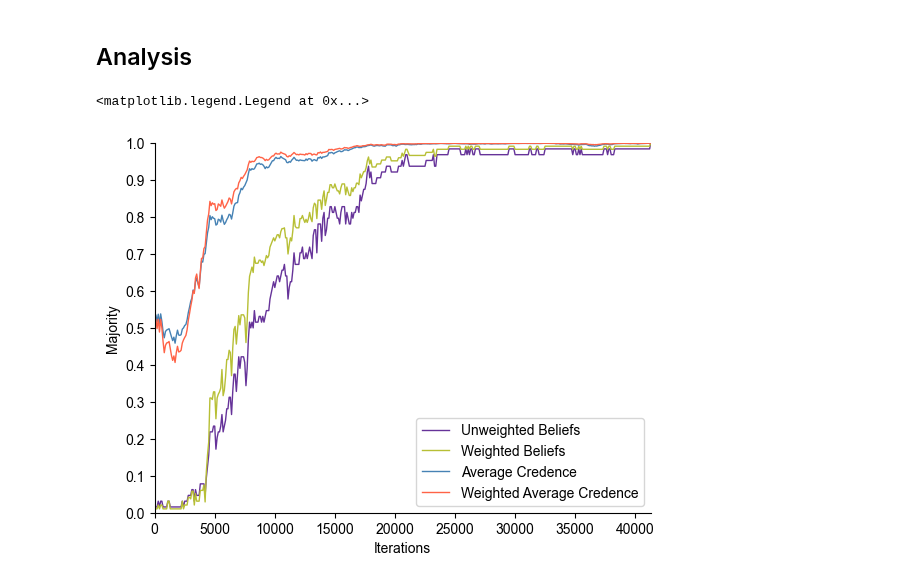
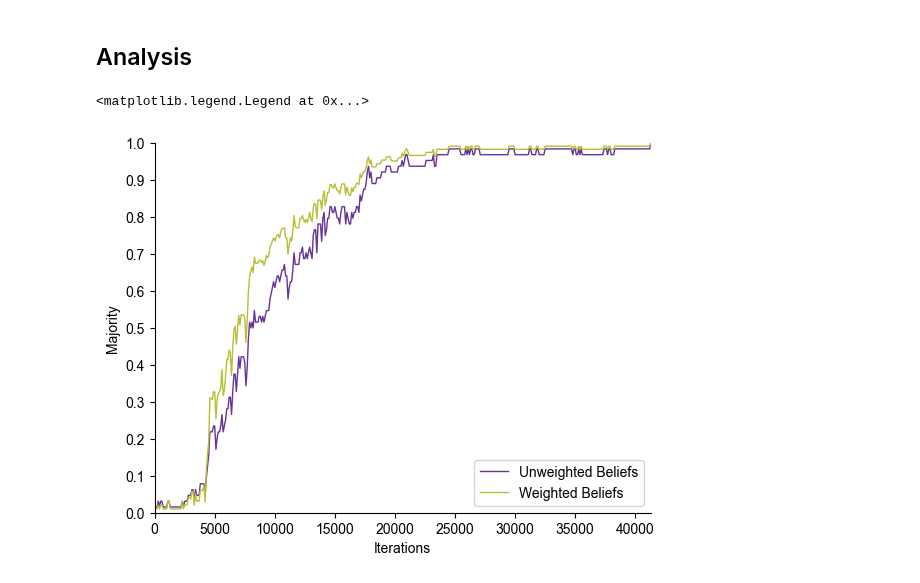
Before and after one commit to alexandroskoliousis/polygraphs, a Jupyter notebook: examples/group-beliefs.ipynb, the cells around one changed output. Saved outputs shown, nothing was run; the diff lists cells and outputs as text; code cells hidden in the pictures.

Commit message:
Split majority and credence charts

```diff
--- a/examples/group-beliefs.ipynb
+++ b/examples/group-beliefs.ipynb
@@ -167,44 +167,32 @@ unweighted_beliefs, weighted_beliefs, average, weighted_average = postprocess("d
 # %%
 plt.rc('font', **{'family':'sans-serif','sans-serif':['Arial'], 'size': 10})
 
 # Configure the y-axis - find max value and use discrete steps
 plt.ylim([0, 1])
 plt.yticks(np.arange(0, 1.1, 0.1))
 plt.ylabel('Majority')
 
 # Configure the x-axis
-plt.xlim([0, max(ht.keys())])
+plt.xlim([0, max(unweighted_beliefs.keys())])
 plt.xlabel('Iterations')
 
 # Remove spines
 plt.gca().spines['top'].set_visible(False)
 plt.gca().spines['right'].set_visible(False)
 
 # Create a bar chart
 plt.plot(unweighted_beliefs.keys(),
          unweighted_beliefs.values(),
          color='rebeccapurple',
          lw=1)
 
 plt.plot(weighted_beliefs.keys(),
          weighted_beliefs.values(),
          color='#B7BF35',
          lw=1)
 
-plt.plot(average.keys(),
-         average.values(),
-         color='steelblue',
-         lw=1)
-
-plt.plot(weighted_average.keys(),
-         weighted_average.values(),
-         color='tomato',
-         lw=1)
-
 plt.legend(['Unweighted Beliefs',
-            'Weighted Beliefs',
-            'Average Credence',
-            'Weighted Average Credence'], loc='lower right')
+            'Weighted Beliefs'], loc='lower right')
 # %% [output]
 <matplotlib.legend.Legend at 0x...>
-[figure, old version]
+[figure, new version]
```
Also changed, not shown: parts of 1 cell of this notebook.
